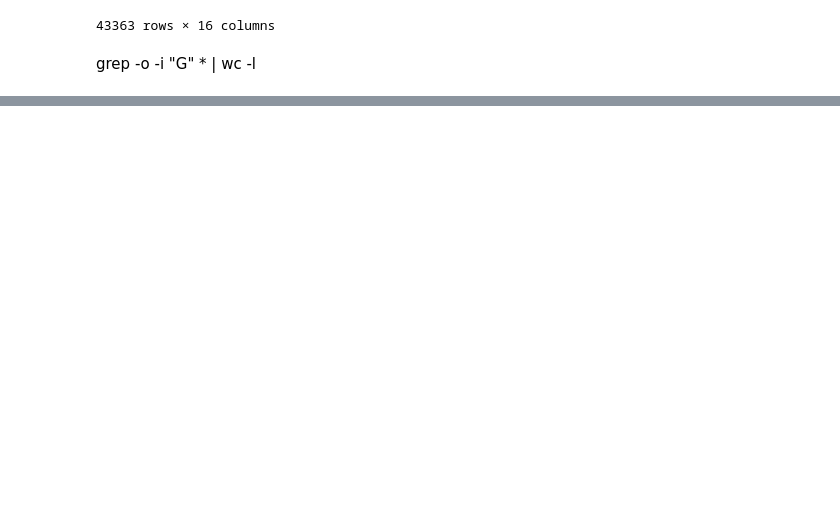
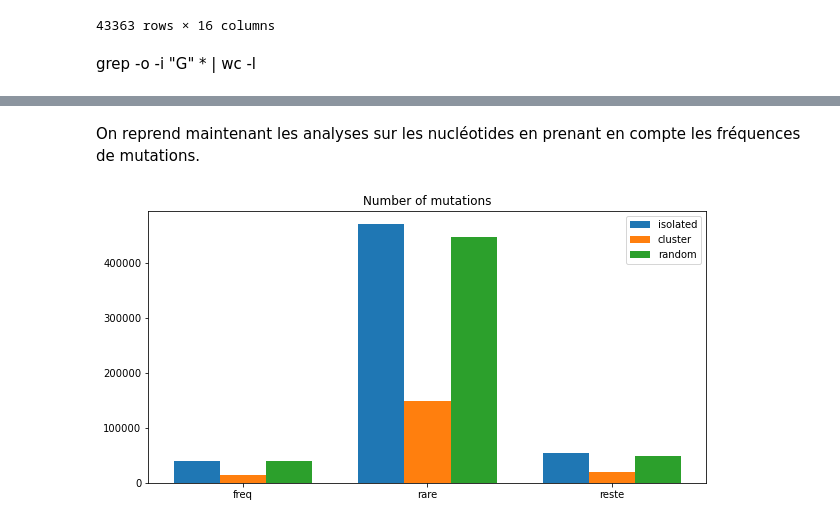
Before and after one commit to chloevogel/TRSante, a Jupyter notebook: Mutations_random.ipynb, the cells around one changed output, grey strips where cells are left out. Drawn from its saved outputs; the diff is of its cells as text; code cells hidden in the pictures; blank space fills up the shorter version.

```diff
--- a/Mutations_random.ipynb
+++ b/Mutations_random.ipynb
@@ -490,0 +540,7 @@ plt.show()
+# %%
+a = reader2["INFOS"].str.split(";").to_list()
+# %%
+liste_AF = [b[1][3:] for b in a]
+# %%
+reader2["AF"] = liste_AF
+reader2[reader2["mut"].str.contains(",")]
@@ -490,0 +590,5 @@ plt.show()
+# %%
+n = len(reader2[reader2["AF"].astype(float) > 0.5])
+b = list([1]*n - reader2[reader2["AF"].astype(float) > 0.5]["AF"].astype(float))
+index = reader2[reader2["AF"].astype(float) > 0.5]["AF"].index.tolist()
+reader2["AF"].loc[index] = b
@@ -490,0 +644,2 @@ plt.show()
+# %% [markdown]
+On reprend maintenant les analyses sur les nucléotides en prenant en compte les fréquences de mutations.
@@ -490,0 +699,25 @@ plt.show()
+# %%
+largeur = .25
+labels = ['freq', 'rare', 'reste']
+
+fig, ax = plt.subplots(figsize = (10,5))
+x = np.array([i for i in range(3)])
+
+
+r1 = ax.bar(x - largeur, isole, largeur)
+r2 = ax.bar(x, cluster, largeur)
+r3 = ax.bar(x + largeur, rd, largeur)
+
+
+
+ax.set_xticks(x)
+ax.set_xticklabels(labels)
+
+plt.legend(['isolated', 'cluster', 'random'])
+
+plt.title('Number of mutations')
+
+plt.savefig('C:/Users/BlueC/Documents/Mines/Santé/Données et commentaires/fig17.jpg')
+plt.show()
+# %% [output]
+[figure, added]
```
Also changed, not shown: parts of 31 cells of this notebook.
